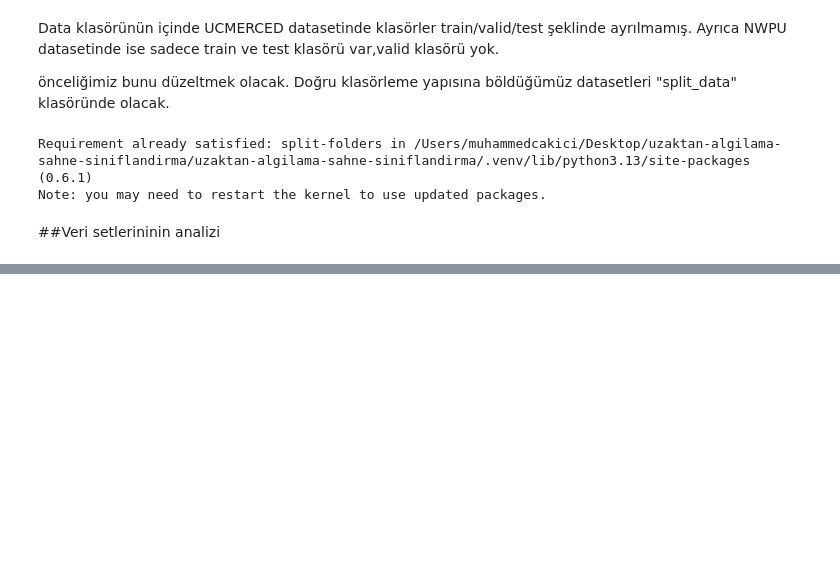
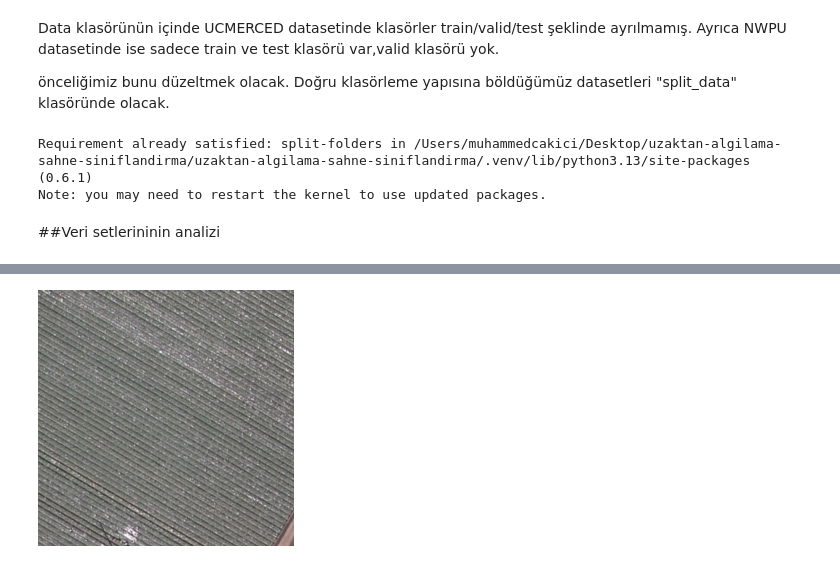
Before and after one commit to muhammedCakici/uzaktan-algilama-sahne-siniflandirma, a Jupyter notebook: notebooks/01_veri_analizi.ipynb, the cells around one changed output, grey strips where cells are left out. Cells and saved outputs as stored; diff of their text form; code cells hidden in the pictures; blank space fills up the shorter version.

```diff
--- a/notebooks/01_veri_analizi.ipynb
+++ b/notebooks/01_veri_analizi.ipynb
@@ -150,0 +153,4 @@ UCMERCED verisetinde 21.nci siniftaki toplam train eleman sayisi 80
+# %%
+ucmerced_train[1][0]
+# %% [output]
+[figure, added]
```
Also changed, not shown: parts of 4 cells of this notebook.
